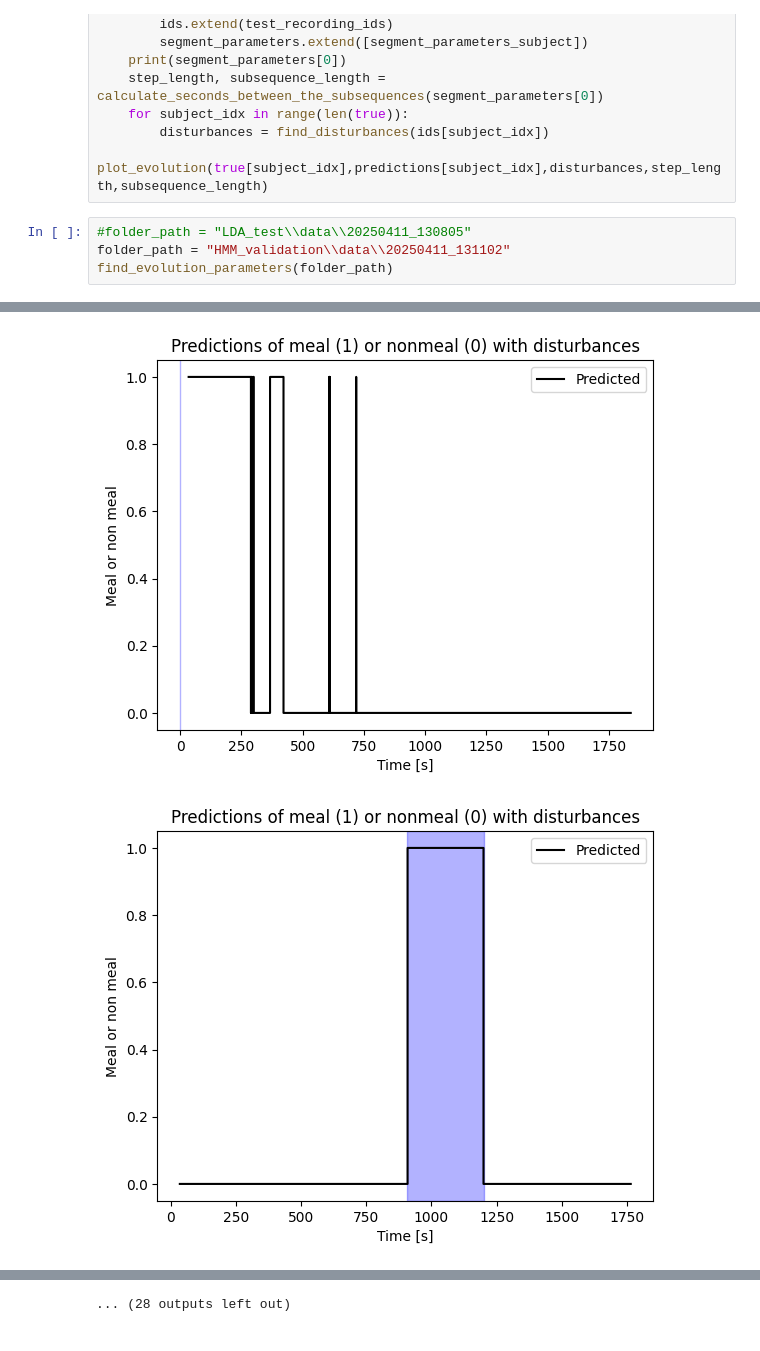
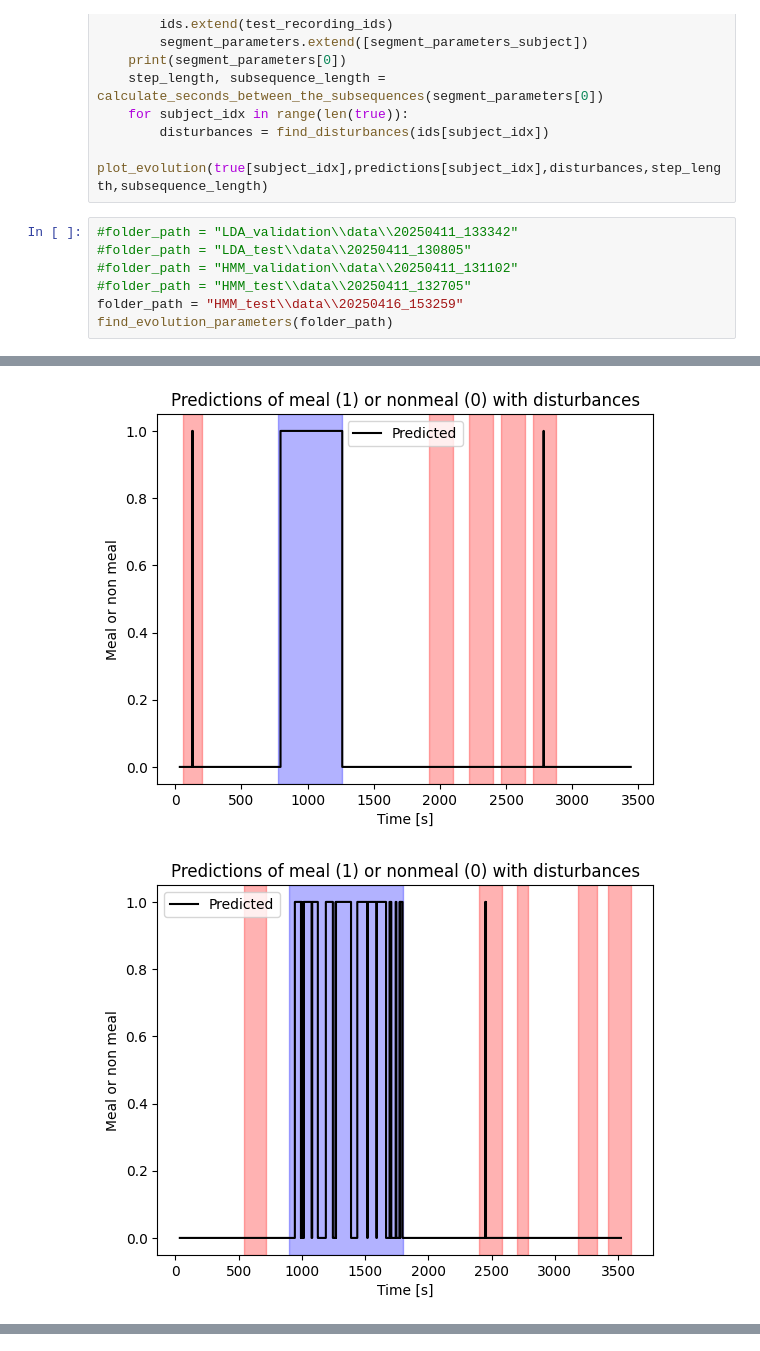
Before and after one commit to Majager/master_ML, a Jupyter notebook: Results/Analyze_results.ipynb, the cells around one changed output, grey strips where cells are left out. Drawn from its saved outputs; the diff is of its cells as text.

```diff
--- a/Results/Analyze_results.ipynb
+++ b/Results/Analyze_results.ipynb
@@ -218,8 +218,11 @@ def find_evolution_parameters(folder_path):
         disturbances = find_disturbances(ids[subject_idx])
         plot_evolution(true[subject_idx],predictions[subject_idx],disturbances,step_length,subsequence_length)
 # %%
+#folder_path = "LDA_validation\\data\\20250411_133342"
 #folder_path = "LDA_test\\data\\20250411_130805"
-folder_path = "HMM_validation\\data\\20250411_131102"
+#folder_path = "HMM_validation\\data\\20250411_131102"
+#folder_path = "HMM_test\\data\\20250411_132705"
+folder_path = "HMM_test\\data\\20250416_153259"
 find_evolution_parameters(folder_path)
 # %% [output]
 [1, 0.5, 70]
@@ -266,2 +254,2 @@ Detection time: 0.7486584481508771
-[figure, old version]
+[figure, new version]
-[figure, old version]
+[figure, new version]
@@ -269 +255,0 @@ Detection time: 0.7486584481508771
-... (28 outputs left out)
```
Also changed, not shown: parts of 2 cells of this notebook, 5 other files.
